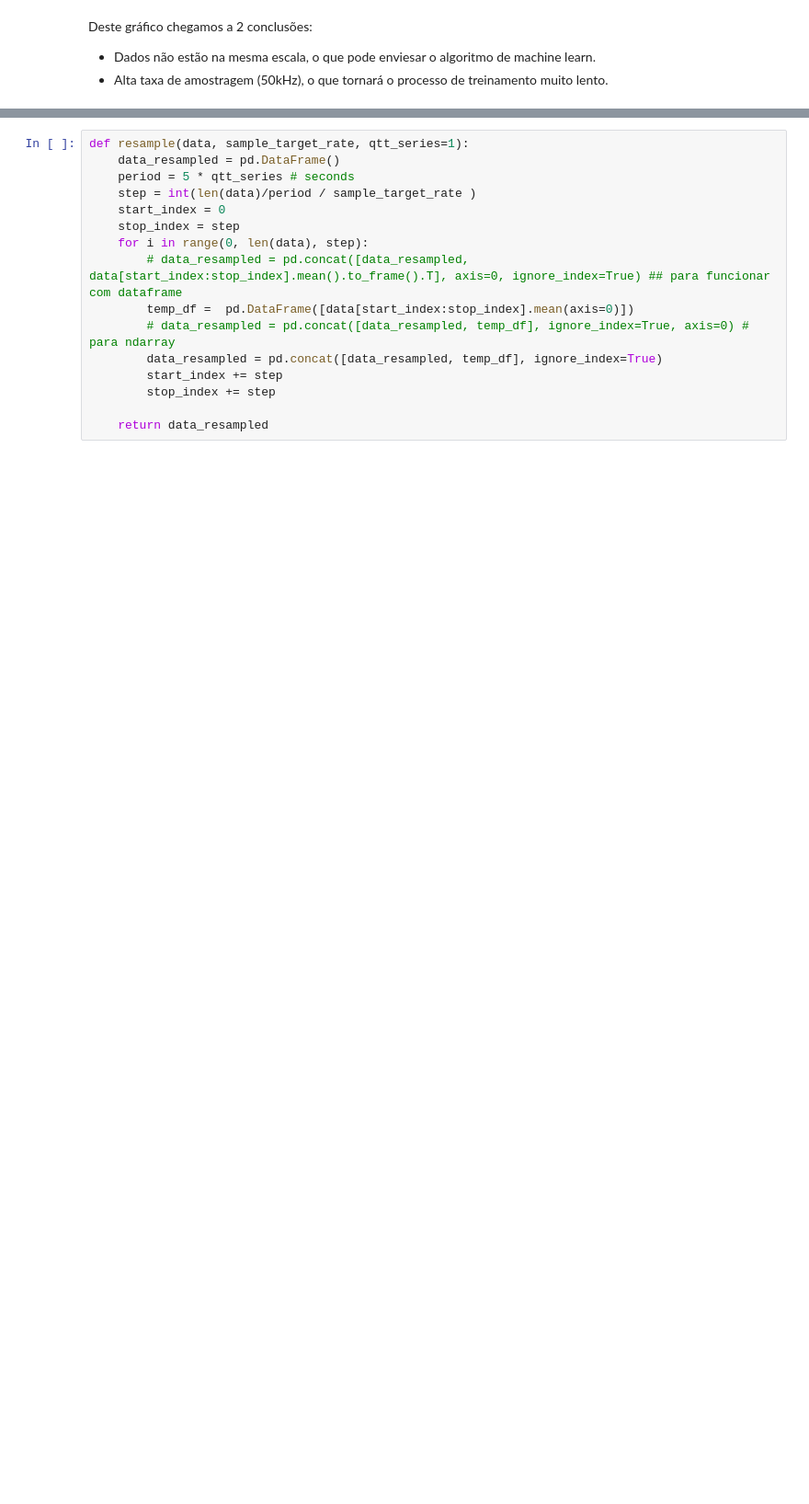
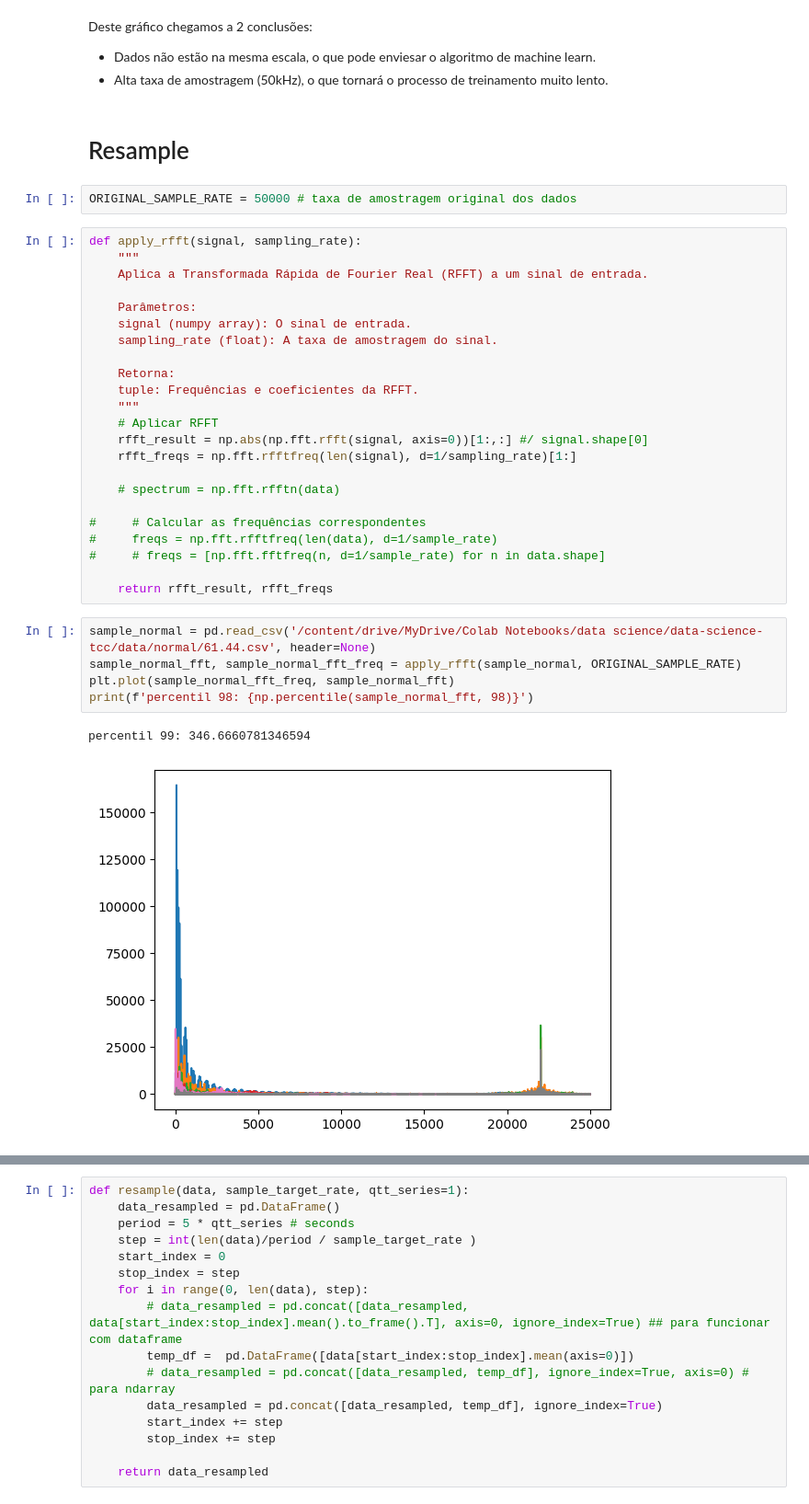
Before and after one commit to ricardo-faria/data-science-tcc, a Jupyter notebook: main.ipynb, the cells around one changed output, grey strips where cells are left out. Shown at 92% size. Cells and saved outputs as stored; diff of their text form; blank space fills up the shorter version.

Commit message:
adicionado analise de taxa nyquist

```diff
--- a/main.ipynb
+++ b/main.ipynb
@@ -100,3 +100,38 @@ plotSignalSample(imbalance6gSample)
 Deste gráfico chegamos a 2 conclusões:
 - Dados não estão na mesma escala, o que pode enviesar o algoritmo de machine learn.
 - Alta taxa de amostragem (50kHz), o que tornará o processo de treinamento muito lento.
+# %% [markdown]
+# Resample
+# %%
+ORIGINAL_SAMPLE_RATE = 50000 # taxa de amostragem original dos dados
+# %%
+def apply_rfft(signal, sampling_rate):
+    """
+    Aplica a Transformada Rápida de Fourier Real (RFFT) a um sinal de entrada.
+
+    Parâmetros:
+    signal (numpy array): O sinal de entrada.
+    sampling_rate (float): A taxa de amostragem do sinal.
+
+    Retorna:
+    tuple: Frequências e coeficientes da RFFT.
+    """
+    # Aplicar RFFT
+    rfft_result = np.abs(np.fft.rfft(signal, axis=0))[1:,:] #/ signal.shape[0]
+    rfft_freqs = np.fft.rfftfreq(len(signal), d=1/sampling_rate)[1:]
+
+    # spectrum = np.fft.rfftn(data)
+
+#     # Calcular as frequências correspondentes
+#     freqs = np.fft.rfftfreq(len(data), d=1/sample_rate)
+#     # freqs = [np.fft.fftfreq(n, d=1/sample_rate) for n in data.shape]
+
+    return rfft_result, rfft_freqs
+# %%
+sample_normal = pd.read_csv('/content/drive/MyDrive/Colab Notebooks/data science/data-science-tcc/data/normal/61.44.csv', header=None)
+sample_normal_fft, sample_normal_fft_freq = apply_rfft(sample_normal, ORIGINAL_SAMPLE_RATE)
+plt.plot(sample_normal_fft_freq, sample_normal_fft)
+print(f'percentil 98: {np.percentile(sample_normal_fft, 98)}')
+# %% [output]
+percentil 99: 346.6660781346594
+[figure, added]
```
Also changed, not shown: parts of 19 cells of this notebook.
